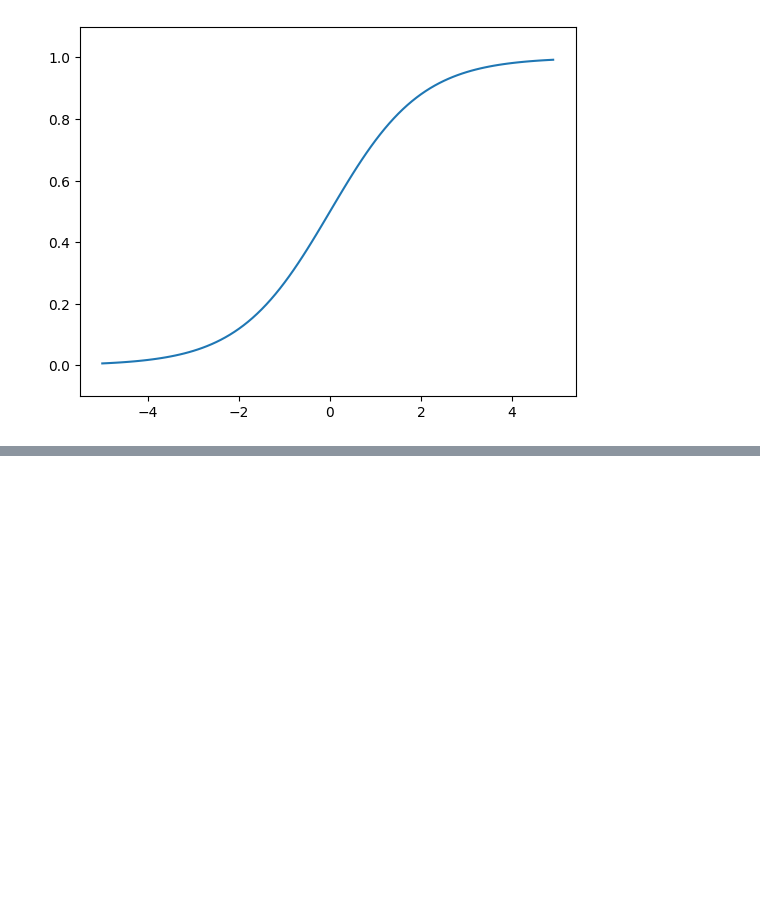
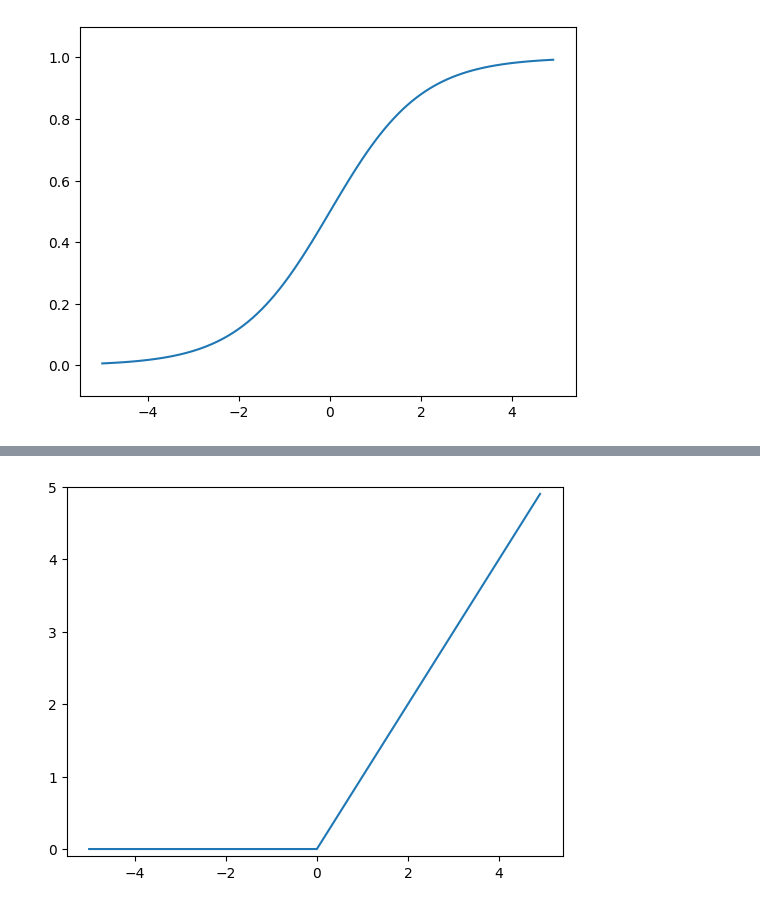
Before and after one commit to neko629/DeepLearning, a Jupyter notebook: jupyter/neural_network.ipynb, the cells around one changed output, grey strips where cells are left out. Cells and saved outputs as stored; diff of their text form; code cells hidden in the pictures; blank space fills up the shorter version.

```diff
--- a/jupyter/neural_network.ipynb
+++ b/jupyter/neural_network.ipynb
@@ -50,0 +61,13 @@ plt.show() # 显示图像
+# %%
+# Relu 函数
+def relu(x):
+    return np.maximum(0, x) # maximum 函数返回两个数中较大的一个
+# 对 relu 函数进行画图
+import matplotlib.pyplot as plt
+a = np.arange(-5.0, 5.0, 0.1) # -5.0 到 5.0，步长为 0.1
+b = relu(a) # 调用 relu 函数，得到 b
+plt.plot(a, b)
+plt.ylim(-0.1, 5)
+plt.show()
+# %% [output]
+[figure, added]
```
Also changed, not shown: parts of 2 cells of this notebook.
